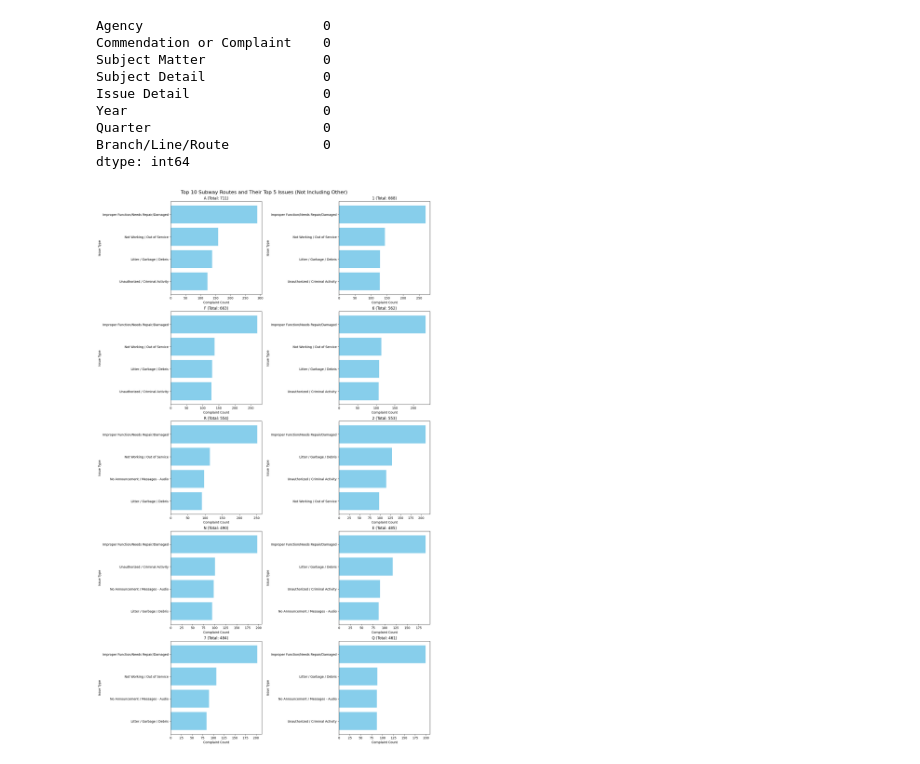
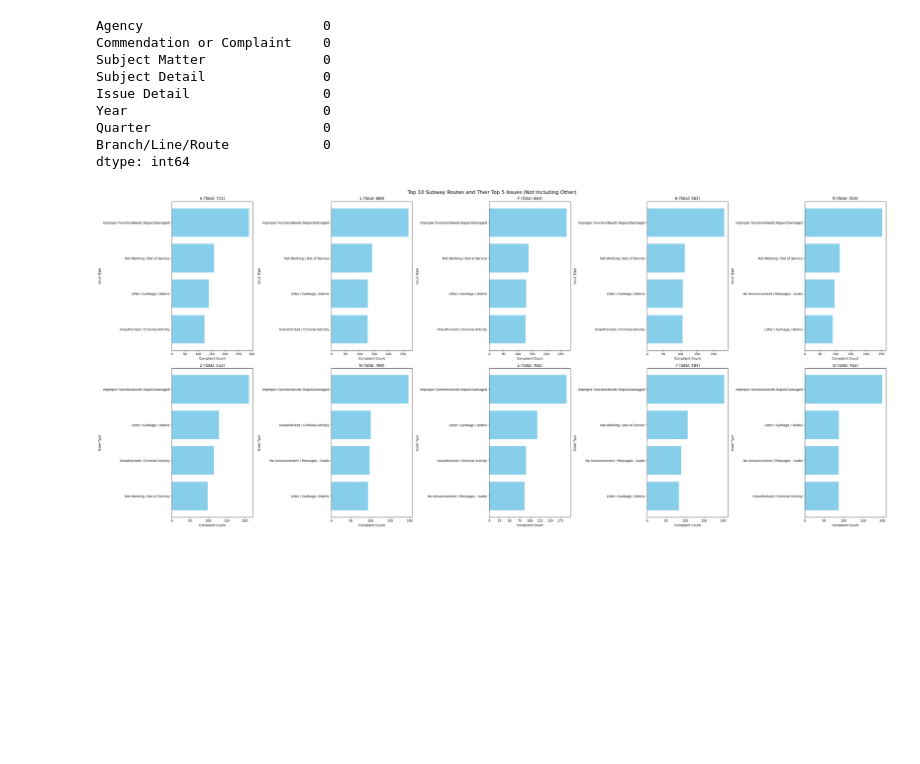
Before and after one commit to mdeekshita/DS4200-final-, a Jupyter notebook: graph2.ipynb, the cells around one changed output. Cells and saved outputs as stored; diff of their text form; code cells hidden in the pictures; blank space fills up the shorter version.

Commit message:
graph2 change and update to text in graphs.html

```diff
--- a/graph2.ipynb
+++ b/graph2.ipynb
@@ -111,34 +111,36 @@ top_5_issues['Issue Detail'] = top_5_issues['Issue Detail'].astype(str)
 top_5_issues['Branch/Line/Route'] = top_5_issues['Branch/Line/Route'].astype(str)
 
 # Compute total complaints for each route
 route_totals = top_5_issues.groupby('Branch/Line/Route')['Count'].sum()
 
 # Sort routes by total complaints
 routes_sorted = route_totals.sort_values(ascending=False).index
 
 # Set up subplots
-n_cols = 2
-n_rows = (len(routes_sorted) + 1) // n_cols
-fig, axes = plt.subplots(n_rows, n_cols, figsize=(15, n_rows * 5), constrained_layout=True)
+n_cols = 5
+n_rows = 2
+fig, axes = plt.subplots(n_rows, n_cols, figsize=(35, n_rows * 7.5), constrained_layout=True)
 
 axes = axes.flatten()
 
 # Plot data for each route
 for i, route in enumerate(routes_sorted):
     route_data = top_5_issues[top_5_issues['Branch/Line/Route'] == route]
     ax = axes[i]
     ax.barh(route_data['Issue Detail'], route_data['Count'], color='skyblue')
     ax.set_title(f"{route} (Total: {route_totals[route]})", fontsize=12)
     ax.set_xlabel("Complaint Count")
     ax.set_ylabel("Issue Type")
     ax.invert_yaxis()
 
 # Hide unused subplots
 for i in range(len(routes_sorted), len(axes)):
     axes[i].axis('off')
 
 
 fig.suptitle("Top 10 Subway Routes and Their Top 5 Issues (Not Including Other)", fontsize=16)
+output_path = "graph2.png"
+plt.savefig(output_path, format='png', dpi=300)
 plt.show()
 # %% [output]
-[figure, old version]
+[figure, new version]
```
Also changed, not shown: 2 other files.
